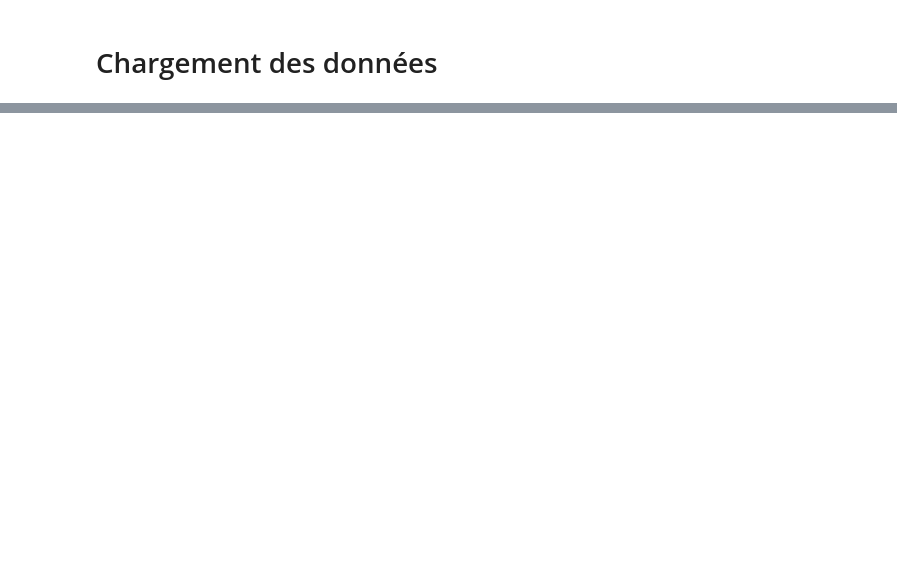
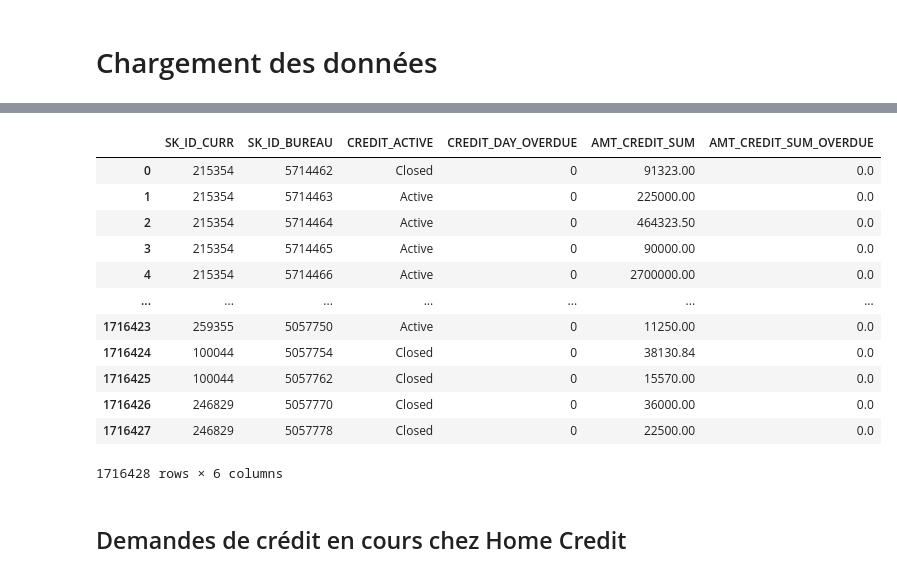
Before and after one commit to sebastienbourgeois/oc-p7-implementer-modele-scoring, a Jupyter notebook: code/modelisation.ipynb, the cells around one changed output, grey strips where cells are left out. Cells and saved outputs as stored; diff of their text form; code cells hidden in the pictures; blank space fills up the shorter version.

```diff
--- a/code/modelisation.ipynb
+++ b/code/modelisation.ipynb
@@ -25,0 +106,28 @@ installments_payments = pd.read_csv(dossier_data + nom_fichier_installments_paym
+# %%
+variables_a_conserver = [
+    "SK_ID_CURR",
+    "SK_ID_BUREAU",
+    "CREDIT_ACTIVE",
+    "CREDIT_DAY_OVERDUE",
+    "AMT_CREDIT_SUM",
+    "AMT_CREDIT_SUM_OVERDUE"
+]
+precedents_credits_CB = bureau[variables_a_conserver].copy()
+# %%
+precedents_credits_CB
+# %% [output]
+|  | SK_ID_CURR | SK_ID_BUREAU | CREDIT_ACTIVE | CREDIT_DAY_OVERDUE | AMT_CREDIT_SUM | AMT_CREDIT_SUM_OVERDUE |
+| 0 | 215354 | 5714462 | Closed | 0 | 91323.00 | 0.0 |
+| 1 | 215354 | 5714463 | Active | 0 | 225000.00 | 0.0 |
+| 2 | 215354 | 5714464 | Active | 0 | 464323.50 | 0.0 |
+| 3 | 215354 | 5714465 | Active | 0 | 90000.00 | 0.0 |
+| 4 | 215354 | 5714466 | Active | 0 | 2700000.00 | 0.0 |
+| ... | ... | ... | ... | ... | ... | ... |
+| 1716423 | 259355 | 5057750 | Active | 0 | 11250.00 | 0.0 |
+| 1716424 | 100044 | 5057754 | Closed | 0 | 38130.84 | 0.0 |
+| 1716425 | 100044 | 5057762 | Closed | 0 | 15570.00 | 0.0 |
+| 1716426 | 246829 | 5057770 | Closed | 0 | 36000.00 | 0.0 |
+| 1716427 | 246829 | 5057778 | Closed | 0 | 22500.00 | 0.0 |
+1716428 rows × 6 columns
+# %% [markdown]
+## Demandes de crédit en cours chez Home Credit
```
Also changed, not shown: parts of 13 cells of this notebook, 1 other file.
